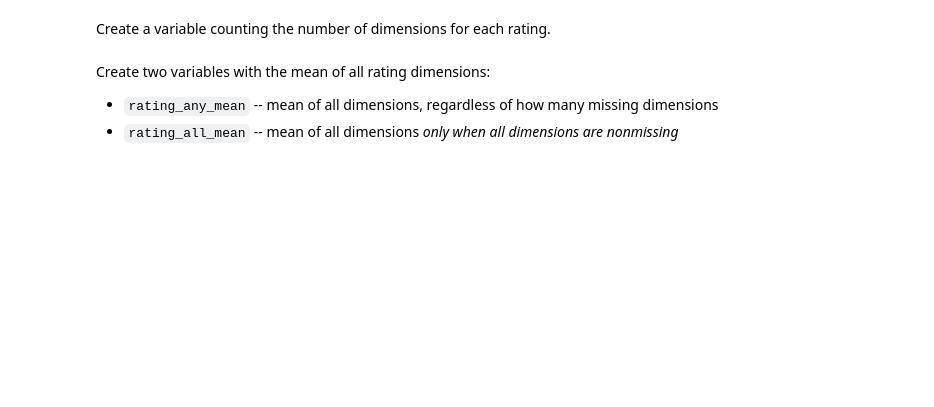
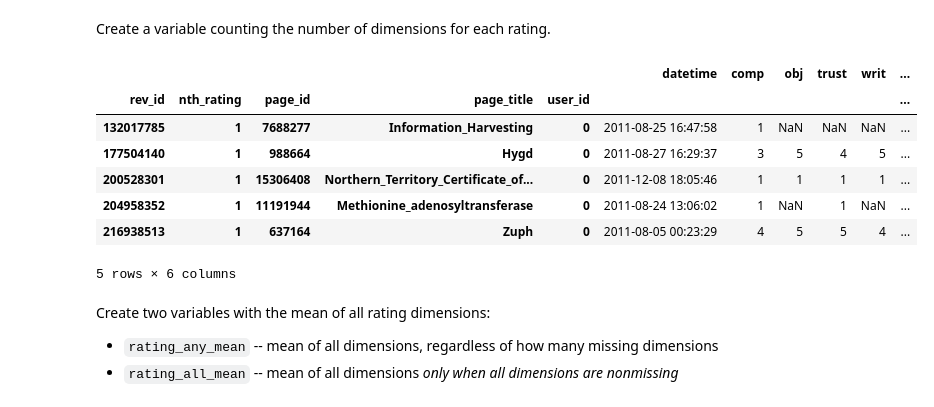
Before and after one commit to bkfunk/rating_wiki, a Jupyter notebook: Cleaning Wiki Ratings.ipynb, the cells around one changed output. Saved outputs shown, nothing was run; the diff lists cells and outputs as text; code cells hidden in the pictures; blank space fills up the shorter version.

```diff
--- a/Cleaning Wiki Ratings.ipynb
+++ b/Cleaning Wiki Ratings.ipynb
@@ -555,7 +523,17 @@ s
 # %% [markdown]
 Create a variable counting the number of dimensions for each rating.
 # %%
-s['rating_dim_count'] = s.rating_value.count(axis=1)
+s['rating_dim_count'] = rating_values.count(axis=1)
+s.head()
+# %% [output]
+|  |  |  |  |  | datetime | comp | obj | trust | writ | ... |
+| rev_id | nth_rating | page_id | page_title | user_id |  |  |  |  |  | ... |
+| 132017785 | 1 | 7688277 | Information_Harvesting | 0 | 2011-08-25 16:47:58 | 1 | NaN | NaN | NaN | ... |
+| 177504140 | 1 | 988664 | Hygd | 0 | 2011-08-27 16:29:37 | 3 | 5 | 4 | 5 | ... |
+| 200528301 | 1 | 15306408 | Northern_Territory_Certificate_of... | 0 | 2011-12-08 18:05:46 | 1 | 1 | 1 | 1 | ... |
+| 204958352 | 1 | 11191944 | Methionine_adenosyltransferase | 0 | 2011-08-24 13:06:02 | 1 | NaN | 1 | NaN | ... |
+| 216938513 | 1 | 637164 | Zuph | 0 | 2011-08-05 00:23:29 | 4 | 5 | 5 | 4 | ... |
+5 rows × 6 columns
 # %% [markdown]
 Create two variables with the mean of all rating dimensions:
 + `rating_any_mean` -- mean of all dimensions, regardless of how many missing dimensions
```
Also changed, not shown: parts of 47 cells of this notebook, 2 other files.
